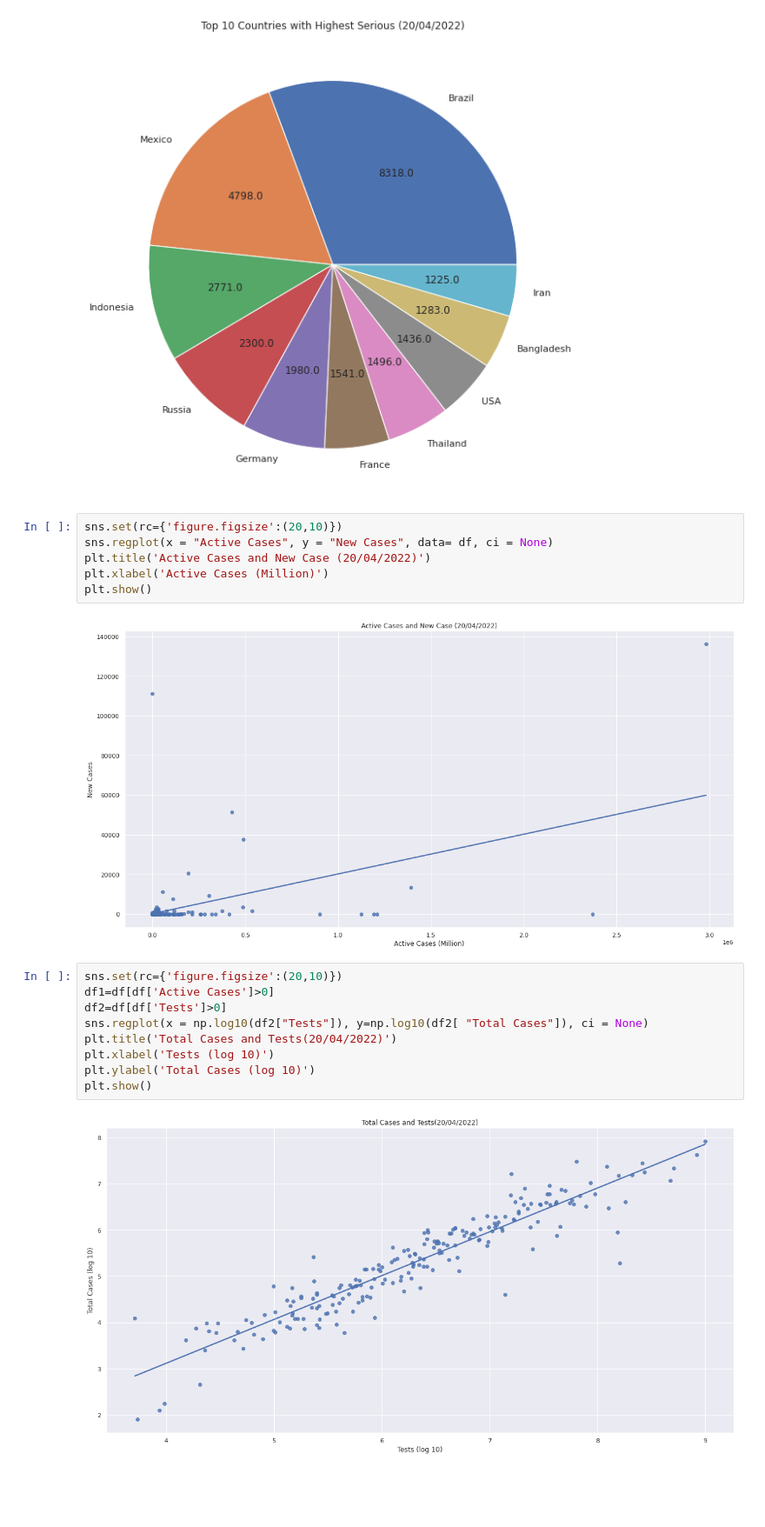
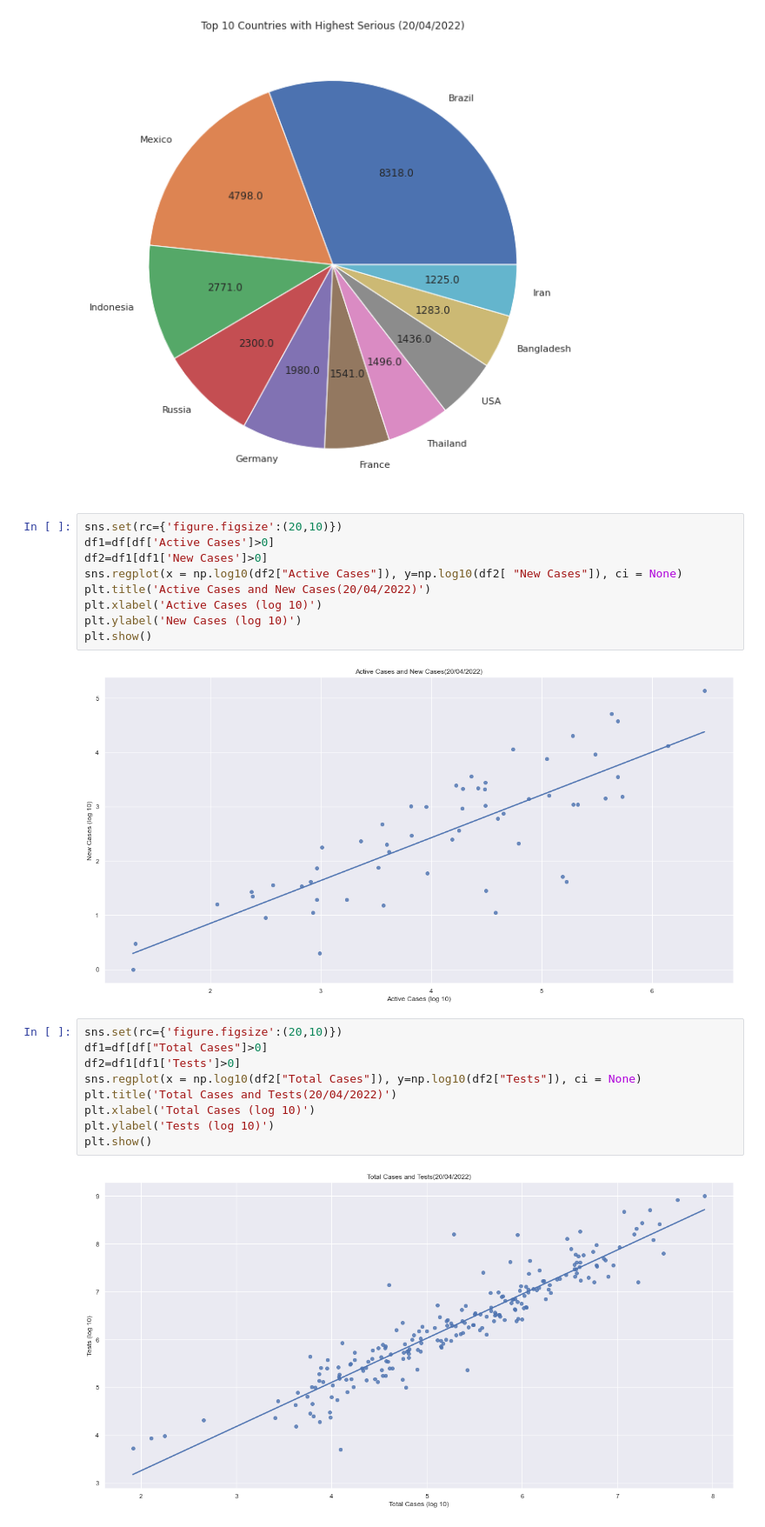
Before and after one commit to tu-leminh/visualization-lab, a Jupyter notebook: notebook.ipynb, the cells around one changed output. Shown: that part at 87% size. Cells and saved outputs as stored; diff of their text form; blank space fills up the shorter version.

Commit message:
update regplot

```diff
--- a/notebook.ipynb
+++ b/notebook.ipynb
@@ -80,20 +80,23 @@ plt.show()
 [figure]
 # %%
 sns.set(rc={'figure.figsize':(20,10)})
-sns.regplot(x = "Active Cases", y = "New Cases", data= df, ci = None)
-plt.title('Active Cases and New Case (20/04/2022)')
-plt.xlabel('Active Cases (Million)')
+df1=df[df['Active Cases']>0]
+df2=df1[df1['New Cases']>0]
+sns.regplot(x = np.log10(df2["Active Cases"]), y=np.log10(df2[ "New Cases"]), ci = None)
+plt.title('Active Cases and New Cases(20/04/2022)')
+plt.xlabel('Active Cases (log 10)')
+plt.ylabel('New Cases (log 10)')
 plt.show()
 # %% [output]
-[figure, old version]
+[figure, new version]
 # %%
 sns.set(rc={'figure.figsize':(20,10)})
-df1=df[df['Active Cases']>0]
-df2=df[df['Tests']>0]
-sns.regplot(x = np.log10(df2["Tests"]), y=np.log10(df2[ "Total Cases"]), ci = None)
+df1=df[df["Total Cases"]>0]
+df2=df1[df1['Tests']>0]
+sns.regplot(x = np.log10(df2["Total Cases"]), y=np.log10(df2["Tests"]), ci = None)
 plt.title('Total Cases and Tests(20/04/2022)')
-plt.xlabel('Tests (log 10)')
-plt.ylabel('Total Cases (log 10)')
+plt.xlabel('Total Cases (log 10)')
+plt.ylabel('Tests (log 10)')
 plt.show()
 # %% [output]
-[figure, old version]
+[figure, new version]
```
Also changed, not shown: parts of 1 cell of this notebook.
